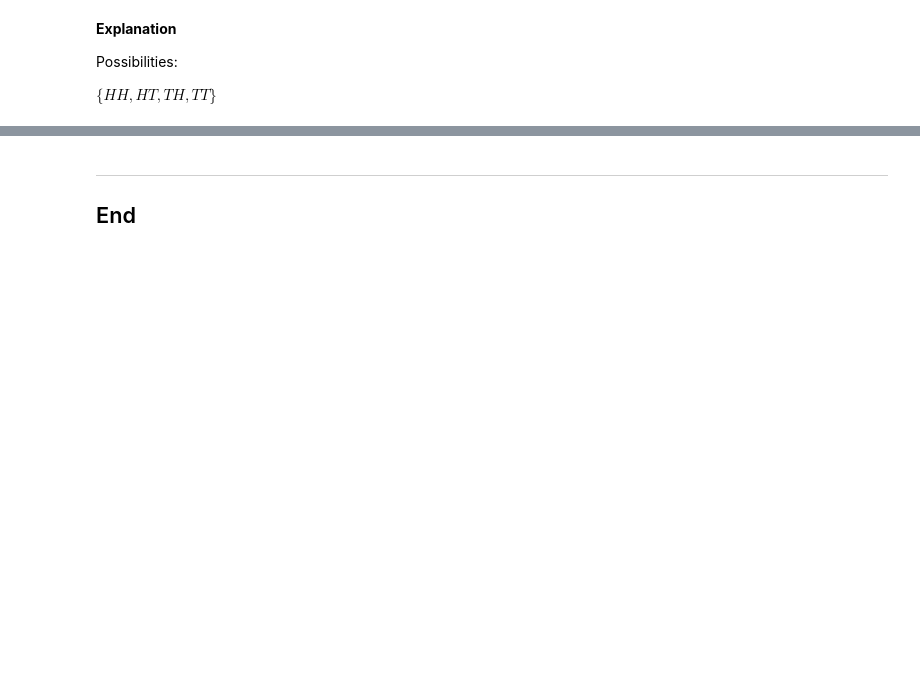
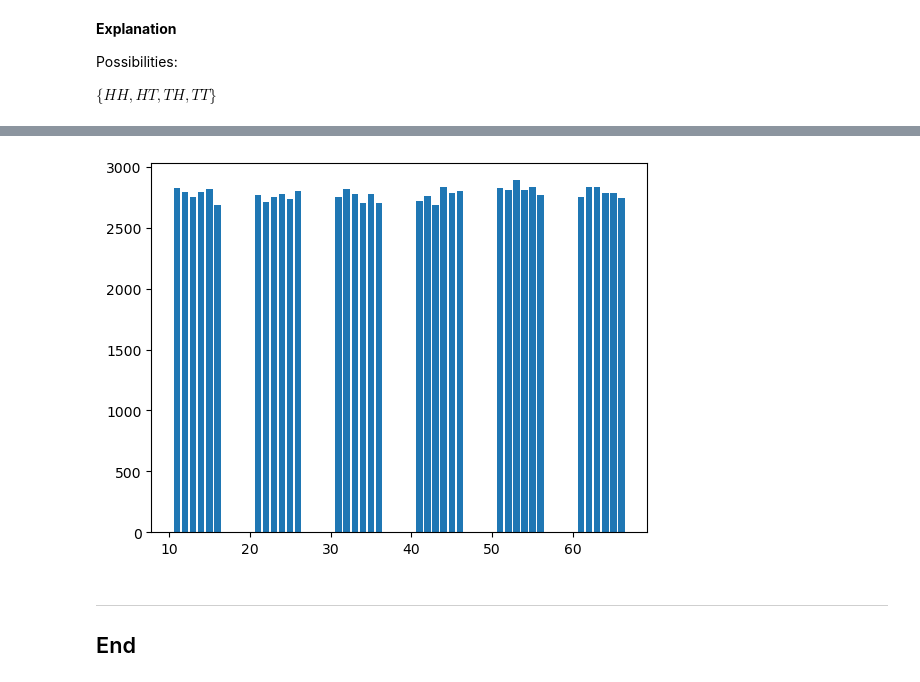
Before and after one commit to ianmcloughlin/notebooks, a Jupyter notebook: img/information.ipynb, the cells around one changed output, grey strips where cells are left out. Drawn from its saved outputs; the diff is of its cells as text; code cells hidden in the pictures; blank space fills up the shorter version.

```diff
--- a/img/information.ipynb
+++ b/img/information.ipynb
@@ -110,3 +187,14 @@ array([[0, 0],
+# %%
+# Count the unique values.
+x, counts = np.unique(indiv_double_roll, return_counts=True)
+# %%
+# Create an empty plot.
+fig, ax = plt.subplots()
+
+# Plot the bar chart.
+ax.bar(x, counts);
+# %% [output]
+[figure, added]
 # %% [markdown]
 ***
 
```
Also changed, not shown: parts of 19 cells of this notebook.
